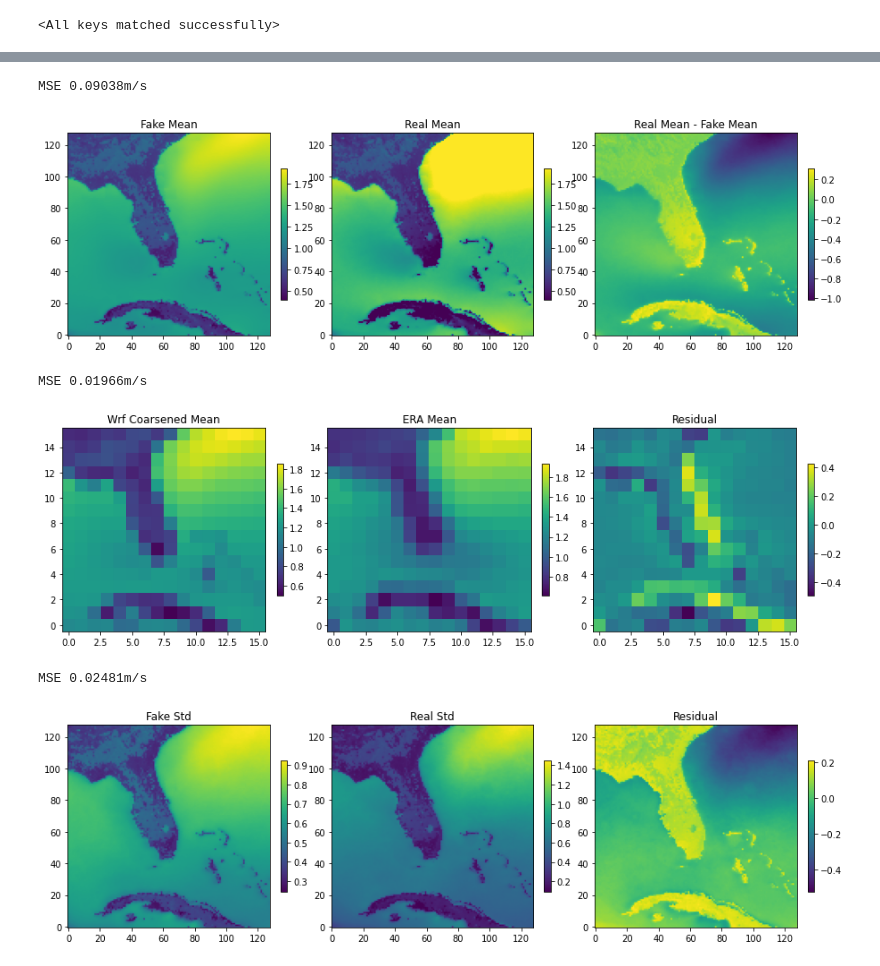
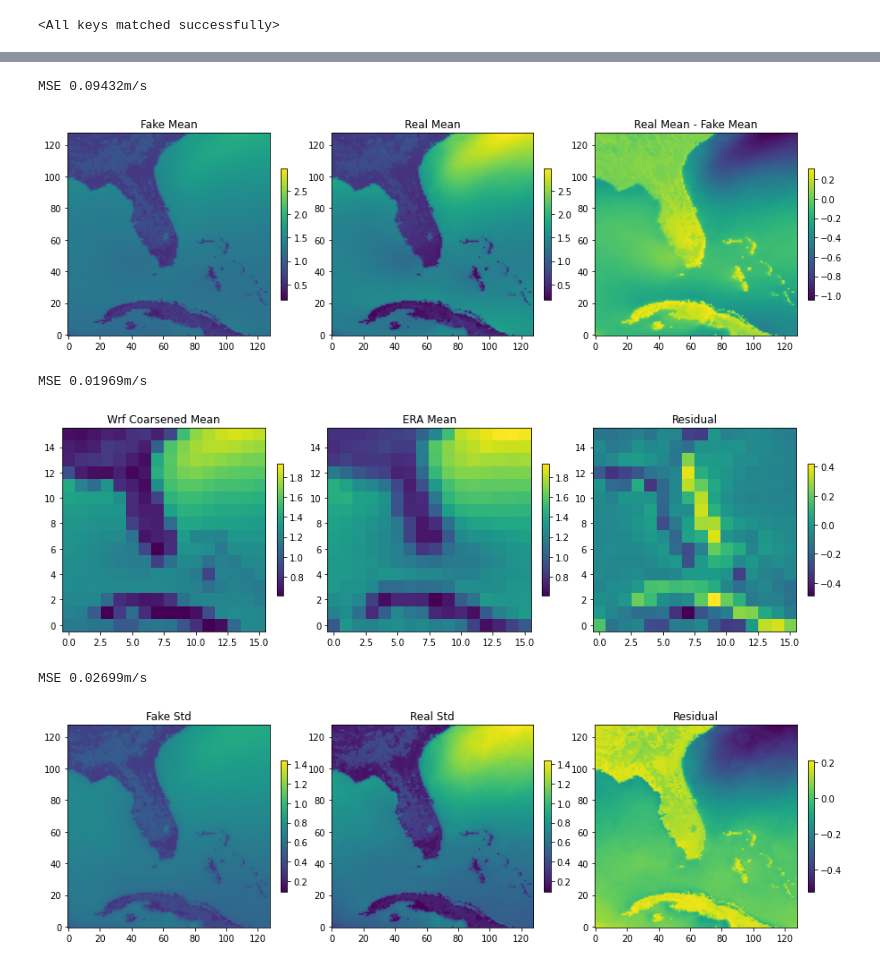
Before and after one commit to nannau/DoWnGAN, a Jupyter notebook: notebooks/dev/plot_statistics.ipynb, the cells around one changed output, grey strips where cells are left out. Drawn from its saved outputs; the diff is of its cells as text; code cells hidden in the pictures.

Commit message:
Update plots

```diff
--- a/notebooks/dev/plot_statistics.ipynb
+++ b/notebooks/dev/plot_statistics.ipynb
@@ -107,29 +107,29 @@ coarse_wrf = torch.hypot(coarse_wrf[:, 0, ...], coarse_wrf[:, 1, ...])
 # %%
 fig, ax = plt.subplots(1, 3, figsize=(15, 15))
 A = fake_t.mean(dim=0).detach().numpy()
 B = fine_t_og.mean(dim=0).detach().numpy()
-col = ax[0].imshow(A, origin="lower")
+col = ax[0].imshow(A, origin="lower", vmin=B.min(), vmax=B.max())
 ax[0].set_title("Fake Mean")
 plt.colorbar(col, ax = ax[0], fraction=0.03)
-col = ax[1].imshow(B, origin="lower", vmin=A.min(), vmax=A.max())
+col = ax[1].imshow(B, origin="lower", vmin=B.min(), vmax=B.max())
 ax[1].set_title("Real Mean")
 plt.colorbar(col, ax = ax[1], fraction=0.03)
 col = ax[2].imshow(A-B, origin="lower")
 ax[2].set_title("Real Mean - Fake Mean")
 plt.colorbar(col, ax = ax[2], fraction=0.03)
 
 print(f"MSE {mean_squared_error(A, B):.5f}m/s")
 # %% [output]
-MSE 0.09038m/s
+MSE 0.09432m/s
-[figure, old version]
+[figure, new version]
 # %%
 fig, ax = plt.subplots(1, 3, figsize=(15, 15))
 A = coarse_wrf.mean(dim=0).detach().numpy()
 B = coarse_era.mean(dim=0).detach().numpy()
-col = ax[0].imshow(A, origin="lower")
+col = ax[0].imshow(A, origin="lower", vmin=B.min(), vmax=B.max())
 ax[0].set_title("Wrf Coarsened Mean")
 plt.colorbar(col, ax = ax[0], fraction=0.03)
-col = ax[1].imshow(B, origin="lower")
+col = ax[1].imshow(B, origin="lower", vmin=B.min(), vmax=B.max())
 ax[1].set_title("ERA Mean")
 plt.colorbar(col, ax = ax[1], fraction=0.03)
 col = ax[2].imshow(A-B, origin="lower")
@@ -138,16 +138,16 @@ plt.colorbar(col, ax = ax[2], fraction=0.03)
 
 print(f"MSE {mean_squared_error(A, B):.5f}m/s")
 # %% [output]
-MSE 0.01966m/s
+MSE 0.01969m/s
-[figure, old version]
+[figure, new version]
 # %%
 fig, ax = plt.subplots(1, 3, figsize=(15, 15))
 A = fake_t.std(dim=0).detach().numpy()
 B = fine_t_og.std(dim=0).detach().numpy()
-col = ax[0].imshow(A, origin="lower")
+col = ax[0].imshow(A, origin="lower",  vmin=B.min(), vmax=B.max())
 ax[0].set_title("Fake Std")
 plt.colorbar(col, ax = ax[0], fraction=0.03)
-col = ax[1].imshow(B, origin="lower")
+col = ax[1].imshow(B, origin="lower", vmin=B.min(), vmax=B.max())
 ax[1].set_title("Real Std")
 plt.colorbar(col, ax = ax[1], fraction=0.03)
 col = ax[2].imshow(A-B, origin="lower")
@@ -156,8 +156,8 @@ plt.colorbar(col, ax = ax[2], fraction=0.03)
 
 print(f"MSE {mean_squared_error(A, B):.5f}m/s")
 # %% [output]
-MSE 0.02481m/s
+MSE 0.02699m/s
-[figure, old version]
+[figure, new version]
 # %%
 fig, ax = plt.subplots(1, 3, figsize=(15, 15))
 A = coarse_wrf.std(dim=0).detach().numpy()
```
Also changed, not shown: parts of 10 cells of this notebook.
